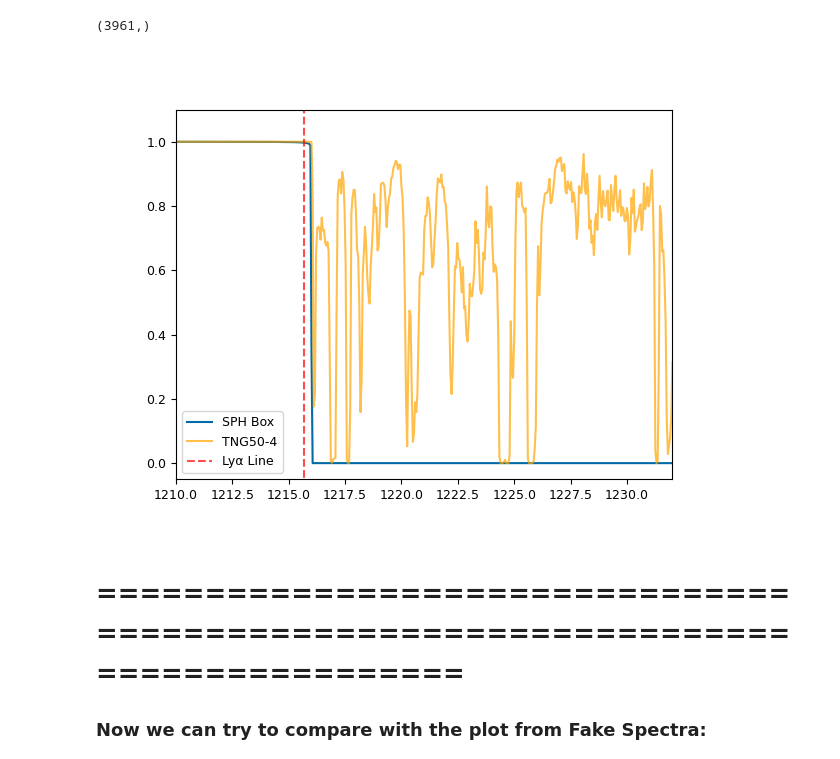
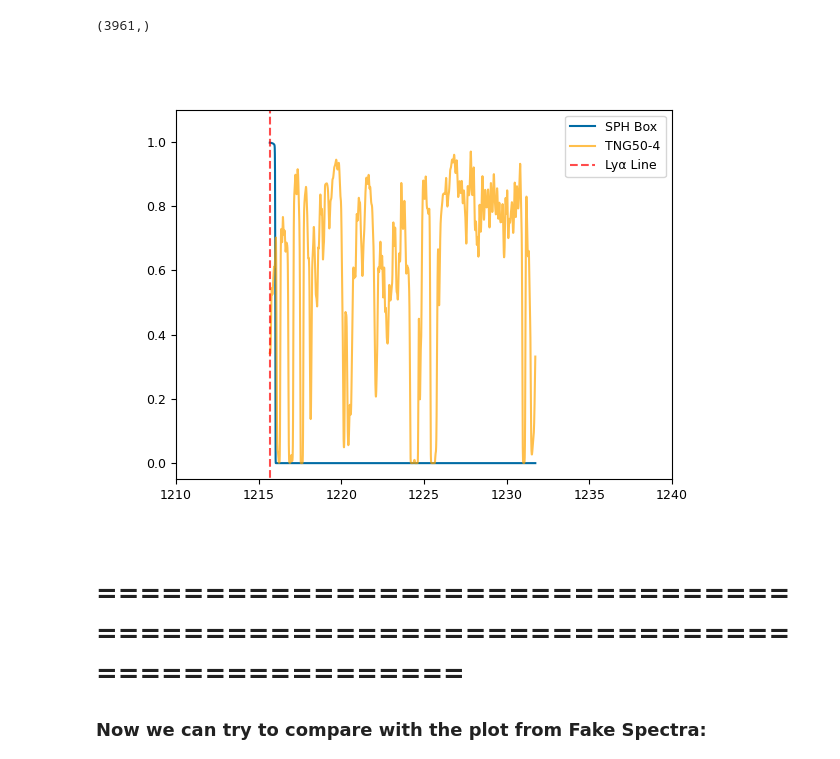
Before and after one commit to daniellopezcano/SkewerJAX, a Jupyter notebook: notebooks/victor_test.ipynb, the cells around one changed output. Drawn from its saved outputs; the diff is of its cells as text; code cells hidden in the pictures.

```diff
--- a/notebooks/victor_test.ipynb
+++ b/notebooks/victor_test.ipynb
@@ -526,9 +529,9 @@ Your n_HI range: 9.34e-14 to 1.12e-11 cm⁻³
 cosmology = Cosmology(
     H0=phys.H0,
     Omega_r_0=0.0,
-    Omega_m_0=0.3,
+    Omega_m_0=0.3089,
     Omega_k_0=0.0,
-    Omega_lambda_0=0.7,
+    Omega_lambda_0=0.6911,
 )
 
 skewer_bundle = SkewerBundle(
@@ -557,7 +560,7 @@ print("\n" + "="*60)
 print("COMPUTING OPTICAL DEPTH")
 print("="*60)
 
-wavelengths = jnp.linspace(1100, 1300, 3961)
+wavelengths = jnp.linspace(1215.6720277988175, 1231.732194431588, 3961)
 line_bundle = sjx.constants.lines.LineBundle(["HI-LyA"])
 
 optical_depth = od.compute_optical_depth(
@@ -565,8 +568,7 @@ optical_depth = od.compute_optical_depth(
     wavelengths,
     line_bundle,
     fields,
-    compute_mode="vmap",
-    num_gpus=None
+    box_velocity_kms=3961.55
 )
 
 F_over_F0 = jnp.exp(-optical_depth)
@@ -820,14 +831,14 @@ F_over_F0[0,0,:].shape
 # %%
 plt.close('all')
 plt.plot(wavelengths, F_sph[0,0,:], label='SPH Box')
 plt.plot(wavelengths, F_over_F0[0,0,:], label='TNG50-4', color='orange', alpha=0.7)
-plt.xlim(1210, 1232)
+plt.xlim(1210, 1240)
 plt.ylim(-0.05, 1.1)
 plt.vlines(1215.67, -2, 2, color='red', linestyles='--', label='Lyα Line', alpha = 0.7 )
 plt.legend()
 plt.show()
 # %% [output]
-[figure, old version]
+[figure, new version]
 # %% [markdown]
 # =================================================================================
 ### Now we can try to compare with the plot from Fake Spectra:
```
Also changed, not shown: parts of 26 cells of this notebook.
